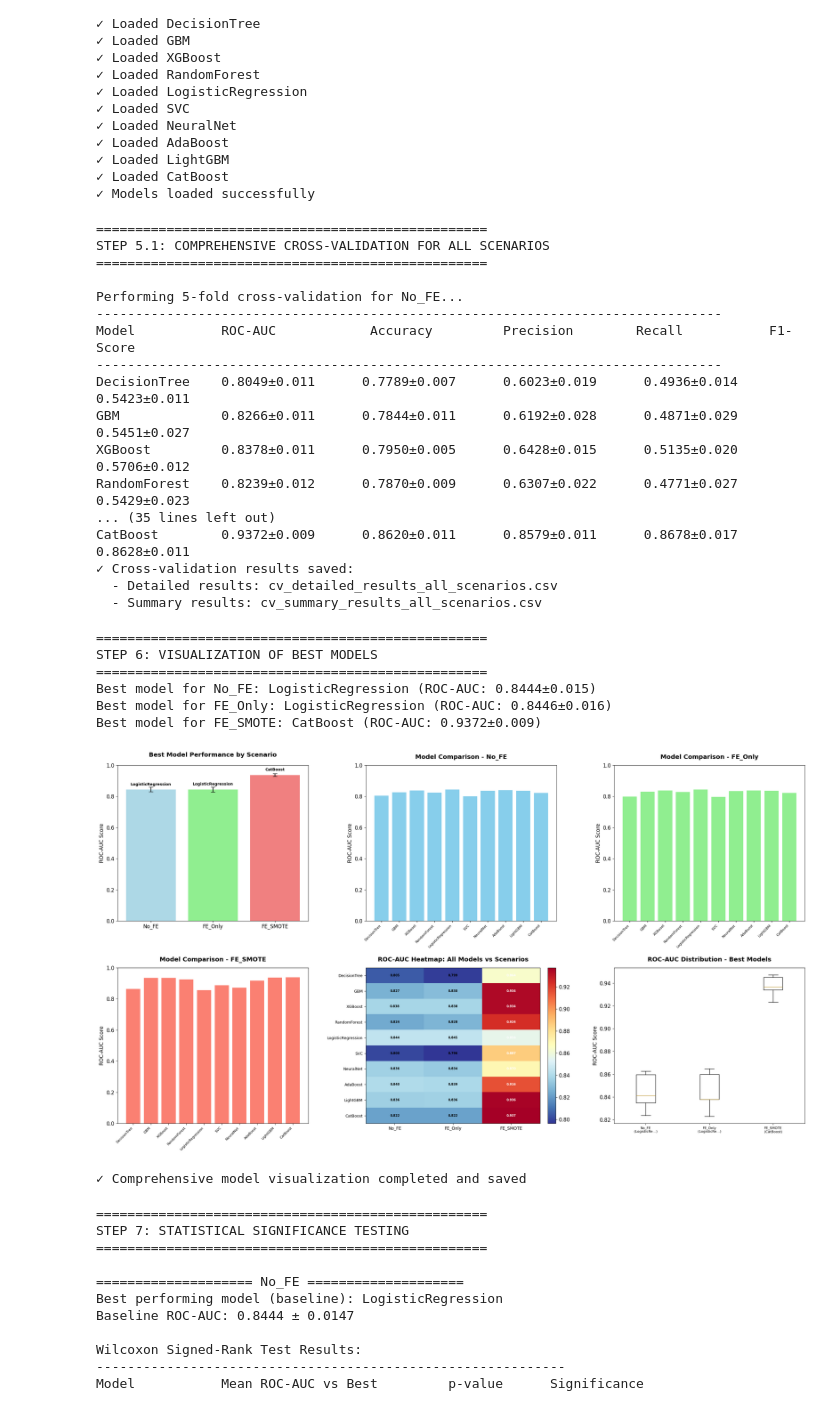
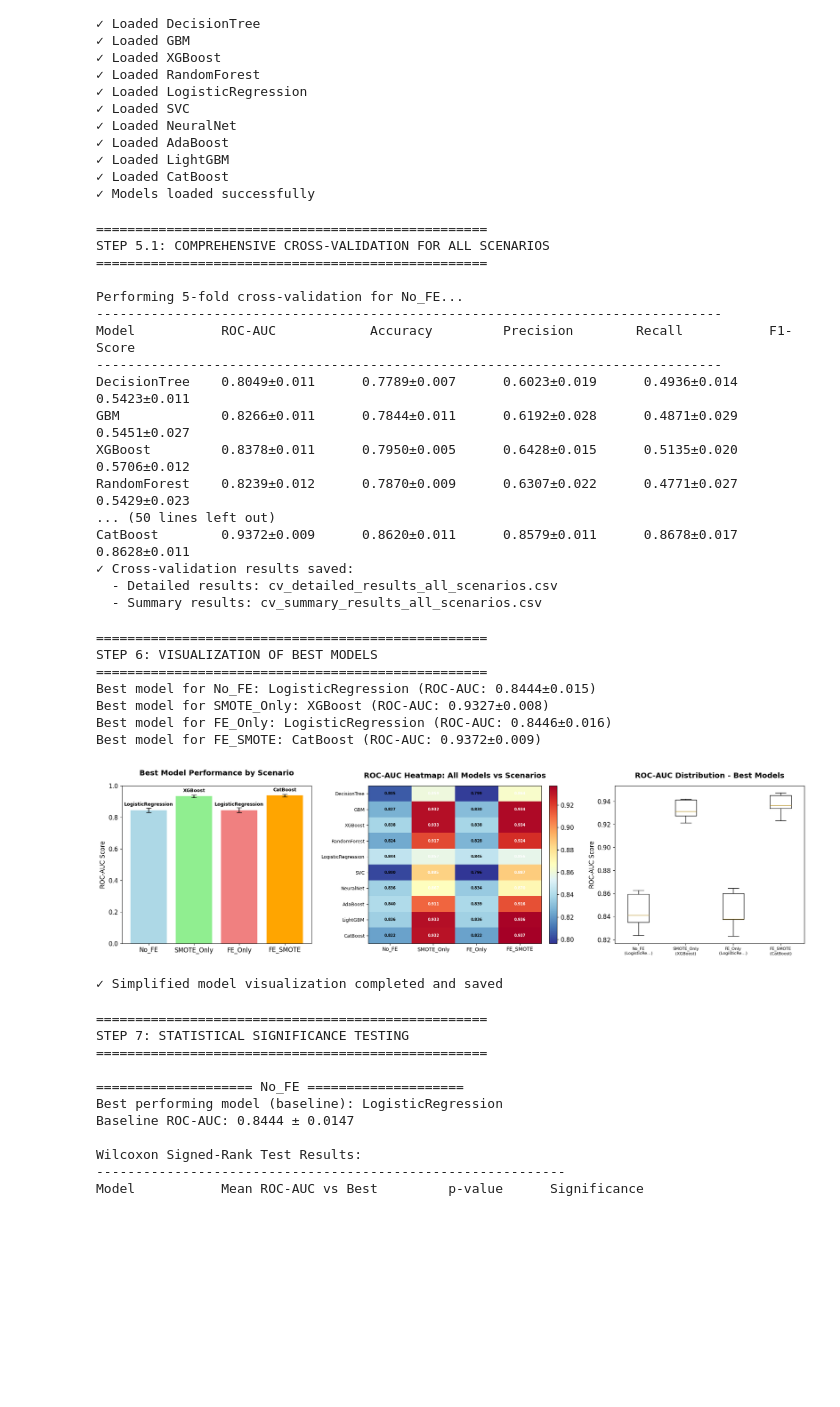
Before and after one commit to koriebruh/CHURN-JOURNAL, a Jupyter notebook: wwwNofel.ipynb, the cells around one changed output. Cells and saved outputs as stored; diff of their text form; code cells hidden in the pictures; blank space fills up the shorter version.

Commit message:
add some visualization

```diff
--- a/wwwNofel.ipynb
+++ b/wwwNofel.ipynb
@@ -665,12 +823,19 @@ if isinstance(X_train, pd.DataFrame):
 if isinstance(y_train, pd.Series):
     y_train = y_train.values
 
+# TAMBAHAN BARU: Convert SMOTE Only dataset to numpy arrays
+if isinstance(X_train_smote_only, pd.DataFrame):
+    X_train_smote_only = X_train_smote_only.values
+if isinstance(y_train_smote_only, pd.Series):
+    y_train_smote_only = y_train_smote_only.values
+
 # Perform cross-validation for all scenarios
 all_cv_results = {}
 all_detailed_results = []
 
 scenarios = [
     ('No_FE', X_train_no_fe, y_train_no_fe),
+    ('SMOTE_Only', X_train_smote_only, y_train_smote_only),  # ← TAMBAHAN BARU
     ('FE_Only', X_train_fe, y_train_fe),
     ('FE_SMOTE', X_train, y_train)
 ]
@@ -722,13 +887,13 @@ DecisionTree    0.8049±0.011      0.7789±0.007      0.6023±0.019      0.4936
 GBM             0.8266±0.011      0.7844±0.011      0.6192±0.028      0.4871±0.029      0.5451±0.027
 XGBoost         0.8378±0.011      0.7950±0.005      0.6428±0.015      0.5135±0.020      0.5706±0.012
 RandomForest    0.8239±0.012      0.7870±0.009      0.6307±0.022      0.4771±0.027      0.5429±0.023
-... (35 lines left out)
+... (50 lines left out)
 CatBoost        0.9372±0.009      0.8620±0.011      0.8579±0.011      0.8678±0.017      0.8628±0.011
 ✓ Cross-validation results saved:
   - Detailed results: cv_detailed_results_all_scenarios.csv
   - Summary results: cv_summary_results_all_scenarios.csv
 # %%
-# === STEP 6: VISUALIZATION OF BEST MODELS (FIXED) ===
+# === STEP 6: VISUALIZATION OF BEST MODELS (SIMPLIFIED) ===
 print("\n" + "="*50)
 print("STEP 6: VISUALIZATION OF BEST MODELS")
 print("="*50)
@@ -744,18 +909,18 @@ for scenario_name, scenario_results in all_cv_results.items():
     }
     print(f"Best model for {scenario_name}: {best_model[0]} (ROC-AUC: {best_model[1]['roc_auc_mean']:.4f}±{best_model[1]['roc_auc_std']:.3f})")
 
-# Create comprehensive visualization with better spacing
-fig, axes = plt.subplots(2, 3, figsize=(24, 14))  # Increased figure size
+# Create simplified visualization with 3 plots only
+fig, axes = plt.subplots(1, 3, figsize=(20, 6))  # Changed to 1 row, 3 columns
 
 # 1. Best models comparison across scenarios
-ax1 = axes[0, 0]
+ax1 = axes[0]
 scenarios_list = list(best_models_per_scenario.keys())
 roc_scores = [best_models_per_scenario[s]['roc_auc'] for s in scenarios_list]
 roc_stds = [best_models_per_scenario[s]['roc_auc_std'] for s in scenarios_list]
 model_names = [best_models_per_scenario[s]['model_name'] for s in scenarios_list]
 
 bars = ax1.bar(scenarios_list, roc_scores, yerr=roc_stds, capsize=5,
-               color=['lightblue', 'lightgreen', 'lightcoral'])
+               color=['lightblue', 'lightgreen', 'lightcoral', 'orange'])
 ax1.set_title('Best Model Performance by Scenario', fontweight='bold', pad=20)
 ax1.set_ylabel('ROC-AUC Score')
 ax1.set_ylim(0, 1)
@@ -766,27 +931,8 @@ for bar, model_name in zip(bars, model_names):
     ax1.text(bar.get_x() + bar.get_width()/2., height + 0.02,
              model_name, ha='center', va='bottom', rotation=0, fontsize=9, fontweight='bold')
 
-# 2-4. Performance comparison for each scenario
-metrics = ['roc_auc_mean', 'accuracy_mean', 'f1_mean']
-metric_names = ['ROC-AUC', 'Accuracy', 'F1-Score']
-colors = ['skyblue', 'lightgreen', 'salmon']
-
-for idx, (scenario_name, scenario_results) in enumerate(all_cv_results.items()):
-    ax = axes[0, idx+1] if idx < 2 else axes[1, idx-2]
-
-    models = list(scenario_results.keys())
-    roc_scores = [scenario_results[m]['roc_auc_mean'] for m in models]
-
-    bars = ax.bar(models, roc_scores, color=colors[idx])
-    ax.set_title(f'Model Comparison - {scenario_name}', fontweight='bold', pad=15)
-    ax.set_ylabel('ROC-AUC Score')
-    # Fix x-axis labels
-    ax.set_xticks(range(len(models)))
-    ax.set_xticklabels(models, rotation=45, ha='right', fontsize=8)
-    ax.set_ylim(0, 1)
-
-# 5. Overall best models heatmap
-ax5 = axes[1, 1]
+# 2. Overall best models heatmap
+ax2 = axes[1]
 # Create heatmap data
 heatmap_data = []
 model_names_all = list(tuned_models.keys())
@@ -799,57 +945,58 @@ for model in model_names_all:
             row.append(0)
     heatmap_data.append(row)
 
-im = ax5.imshow(heatmap_data, cmap='RdYlBu_r', aspect='auto')
-ax5.set_xticks(range(len(scenarios_list)))
-ax5.set_xticklabels(scenarios_list, fontsize=10)
-ax5.set_yticks(range(len(model_names_all)))
-ax5.set_yticklabels(model_names_all, fontsize=9)
-ax5.set_title('ROC-AUC Heatmap: All Models vs Scenarios', fontweight='bold', pad=15)
+im = ax2.imshow(heatmap_data, cmap='RdYlBu_r', aspect='auto')
+ax2.set_xticks(range(len(scenarios_list)))
+ax2.set_xticklabels(scenarios_list, fontsize=10)
+ax2.set_yticks(range(len(model_names_all)))
+ax2.set_yticklabels(model_names_all, fontsize=9)
+ax2.set_title('ROC-AUC Heatmap: All Models vs Scenarios', fontweight='bold', pad=15)
 
 # Add colorbar
-plt.colorbar(im, ax=ax5, fraction=0.046, pad=0.04)
+plt.colorbar(im, ax=ax2, fraction=0.046, pad=0.04)
 
 # Add text annotations with smaller font
 for i in range(len(model_names_all)):
     for j in range(len(scenarios_list)):
-        text = ax5.text(j, i, f'{heatmap_data[i][j]:.3f}',
+        text = ax2.text(j, i, f'{heatmap_data[i][j]:.3f}',
                        ha="center", va="center", color="white" if heatmap_data[i][j] > 0.85 else "black",
                        fontsize=7, fontweight='bold')
 
-# 6. Box plot comparison
-ax6 = axes[1, 2]
+# 3. Box plot comparison
+ax3 = axes[2]
 box_data = []
 box_labels = []
 for scenario_name in scenarios_list:
     scenario_data = detailed_df[detailed_df['Scenario'] == scenario_name]
     best_model_name = best_models_per_scenario[scenario_name]['model_name']
     best_model_data = scenario_data[scenario_data['Model'] == best_model_name]['ROC_AUC'].values
     box_data.append(best_model_data)
     # Shorten labels to prevent overlap
     short_model = best_model_name[:10] + "..." if len(best_model_name) > 13 else best_model_name
     box_labels.append(f"{scenario_name}\n({short_model})")
 
-ax6.boxplot(box_data, labels=box_labels)
-ax6.set_title('ROC-AUC Distribution - Best Models', fontweight='bold', pad=15)
-ax6.set_ylabel('ROC-AUC Score')
-ax6.tick_params(axis='x', rotation=0, labelsize=8)
+ax3.boxplot(box_data, labels=box_labels)
+ax3.set_title('ROC-AUC Distribution - Best Models', fontweight='bold', pad=15)
+ax3.set_ylabel('ROC-AUC Score')
+ax3.tick_params(axis='x', rotation=0, labelsize=8)
 
 # Adjust layout with more padding
 plt.tight_layout(pad=3.0)
-plt.subplots_adjust(hspace=0.3, wspace=0.3)
+plt.subplots_adjust(wspace=0.3)
 plt.savefig(f"{OUTPUT_DIR}/plots/comprehensive_model_visualization.png", dpi=600, bbox_inches='tight')
 plt.show()
 
-print("✓ Comprehensive model visualization completed and saved")
+print("✓ Simplified model visualization completed and saved")
 # %% [output]
 ==================================================
 STEP 6: VISUALIZATION OF BEST MODELS
 ==================================================
 Best model for No_FE: LogisticRegression (ROC-AUC: 0.8444±0.015)
+Best model for SMOTE_Only: XGBoost (ROC-AUC: 0.9327±0.008)
 Best model for FE_Only: LogisticRegression (ROC-AUC: 0.8446±0.016)
 Best model for FE_SMOTE: CatBoost (ROC-AUC: 0.9372±0.009)
-[figure, old version]
+[figure, new version]
-✓ Comprehensive model visualization completed and saved
+✓ Simplified model visualization completed and saved
 # %%
 # === STEP 7: STATISTICAL SIGNIFICANCE TESTING ===
 print("\n" + "="*50)
```
Also changed, not shown: parts of 3 cells of this notebook, 12 other files.
